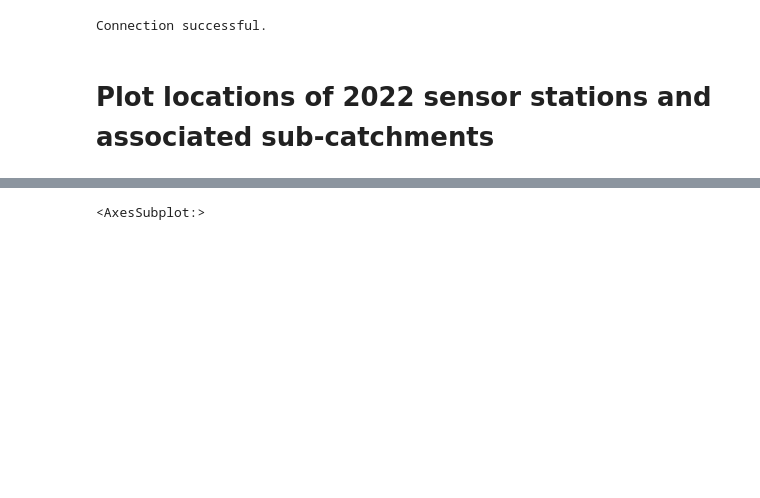
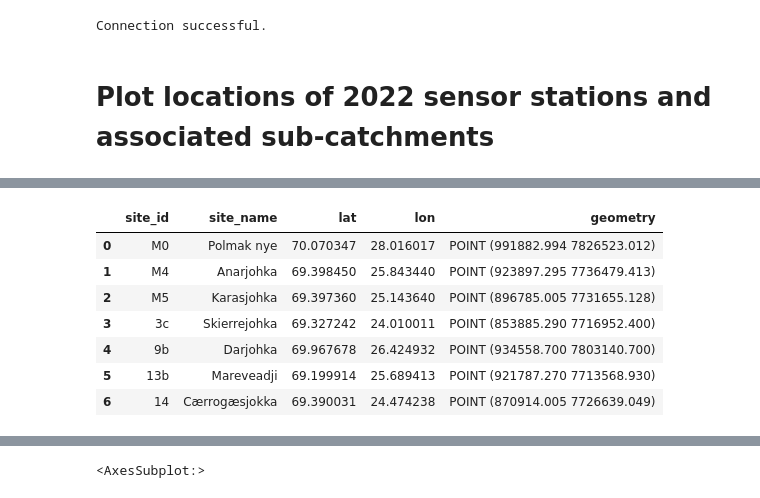
Before and after one commit to NIVANorge/quantom, a Jupyter notebook: notebooks/tana_sensor_catchments_2022.ipynb, the cells around one changed output, grey strips where cells are left out. Drawn from its saved outputs; the diff is of its cells as text; code cells hidden in the pictures; blank space fills up the shorter version.

```diff
--- a/notebooks/tana_sensor_catchments_2022.ipynb
+++ b/notebooks/tana_sensor_catchments_2022.ipynb
@@ -16,0 +31,14 @@ Connection successful.
+# %%
+# Convert to geodataframe
+pt_gdf = gpd.GeoDataFrame(df, geometry=gpd.points_from_xy(df.lon, df.lat), crs="epsg:4326")
+pt_gdf.to_crs(epsg=25833, inplace=True)
+pt_gdf
+# %% [output]
+|  | site_id | site_name | lat | lon | geometry |
+| 0 | M0 | Polmak nye | 70.070347 | 28.016017 | POINT (991882.994 7826523.012) |
+| 1 | M4 | Anarjohka | 69.398450 | 25.843440 | POINT (923897.295 7736479.413) |
+| 2 | M5 | Karasjohka | 69.397360 | 25.143640 | POINT (896785.005 7731655.128) |
+| 3 | 3c | Skierrejohka | 69.327242 | 24.010011 | POINT (853885.290 7716952.400) |
+| 4 | 9b | Darjohka | 69.967678 | 26.424932 | POINT (934558.700 7803140.700) |
+| 5 | 13b | Mareveadji | 69.199914 | 25.689413 | POINT (921787.270 7713568.930) |
+| 6 | 14 | Cærrogæsjokka | 69.390031 | 24.474238 | POINT (870914.005 7726639.049) |
```
Also changed, not shown: parts of 10 cells of this notebook, 9 other files.
